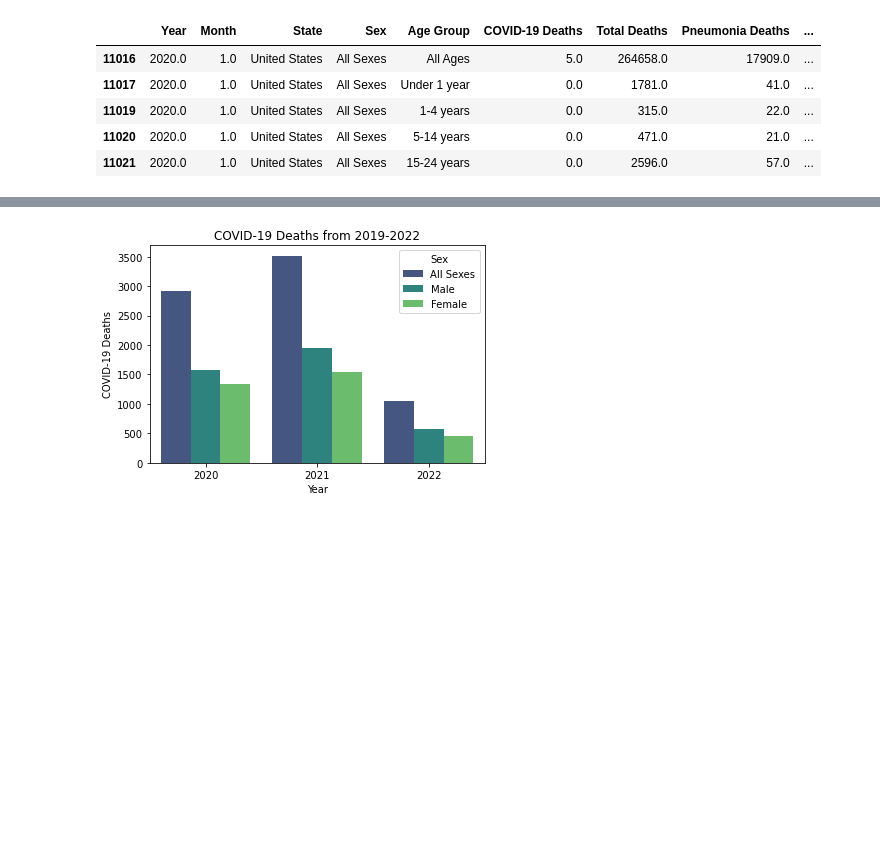
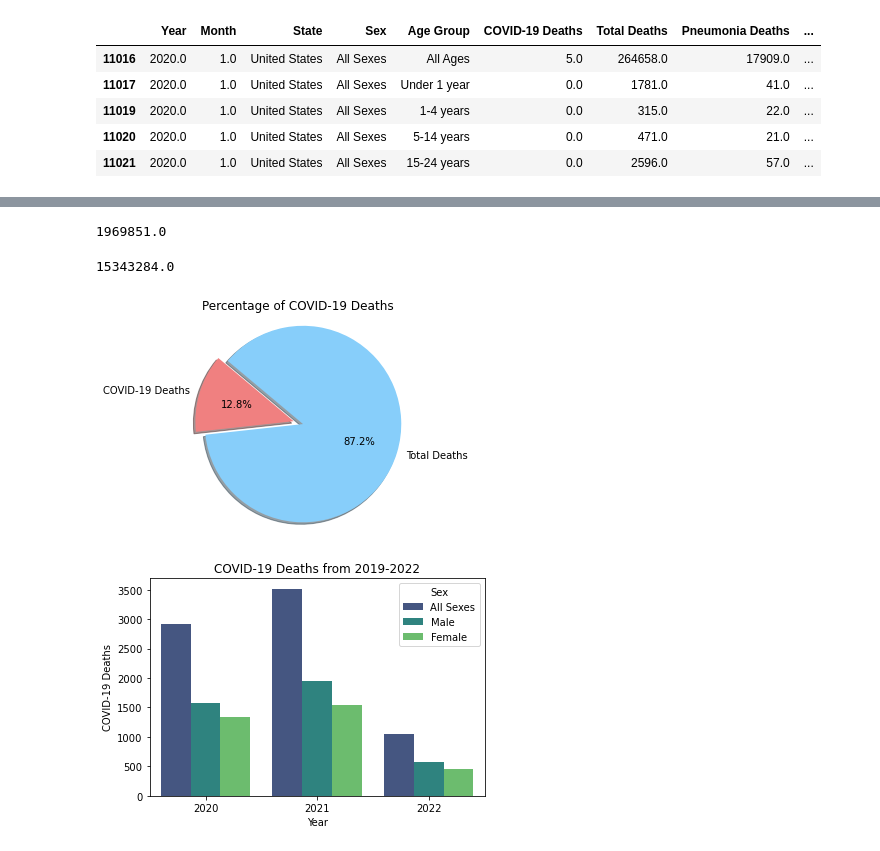
Before and after one commit to valputla/InfectionDataAnalysis, a Jupyter notebook: Lindsey.ipynb, the cells around one changed output, grey strips where cells are left out. Drawn from its saved outputs; the diff is of its cells as text; code cells hidden in the pictures; blank space fills up the shorter version.

```diff
--- a/Lindsey.ipynb
+++ b/Lindsey.ipynb
@@ -153,3 +189,36 @@ There are 5832 women in the dataframe.
+# %%
+death = month_df.loc[(month_df["Sex"] == "All Sexes"), :]
+death_covid = death.loc[death["Age Group"] == "All Ages", :]
+sum_death_covid = death_covid["COVID-19 Deaths"].sum()
+sum_death_covid
+# %% [output]
+1969851.0
+# %%
+total_death = month_df.loc[(month_df["Sex"] == "All Sexes"), :]
+total_death_covid = total_death.loc[death["Age Group"] == "All Ages", :]
+sum_death = total_death_covid["Total Deaths"].sum()
+sum_death
+# %% [output]
+15343284.0
+# %%
+perc = round(sum_death_covid/sum_death * 100, 2)
+
+labels = ["COVID-19 Deaths", "Total Deaths"]
+colors = ["lightcoral", "lightskyblue"]
+sizes = [12.84, 87.16]
+explode = (0.1, 0)
+
+plt.pie(sizes, explode=explode, labels=labels, colors=colors,
+        autopct="%1.1f%%", shadow=True, startangle=140)
+plt.title("Percentage of COVID-19 Deaths")
+
+# Tells matplotlib that we want a pie chart with equal axes
+plt.axis("equal")
+
+
+plt.show()
+# %% [output]
+[figure, added]
 # %%
 ax = sns.barplot(data = year_df, x="Year", y = "COVID-19 Deaths", hue = "Sex", ci=None, palette="viridis")
 plt.title("COVID-19 Deaths from 2019-2022")
```
Also changed, not shown: parts of 6 cells of this notebook, 3 other files.
